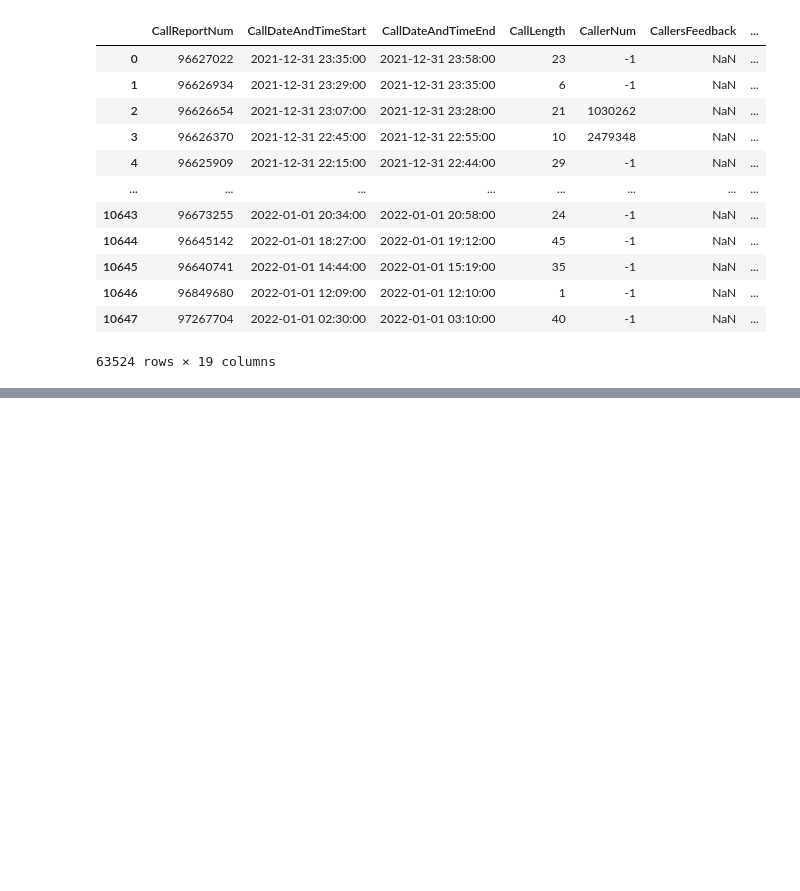
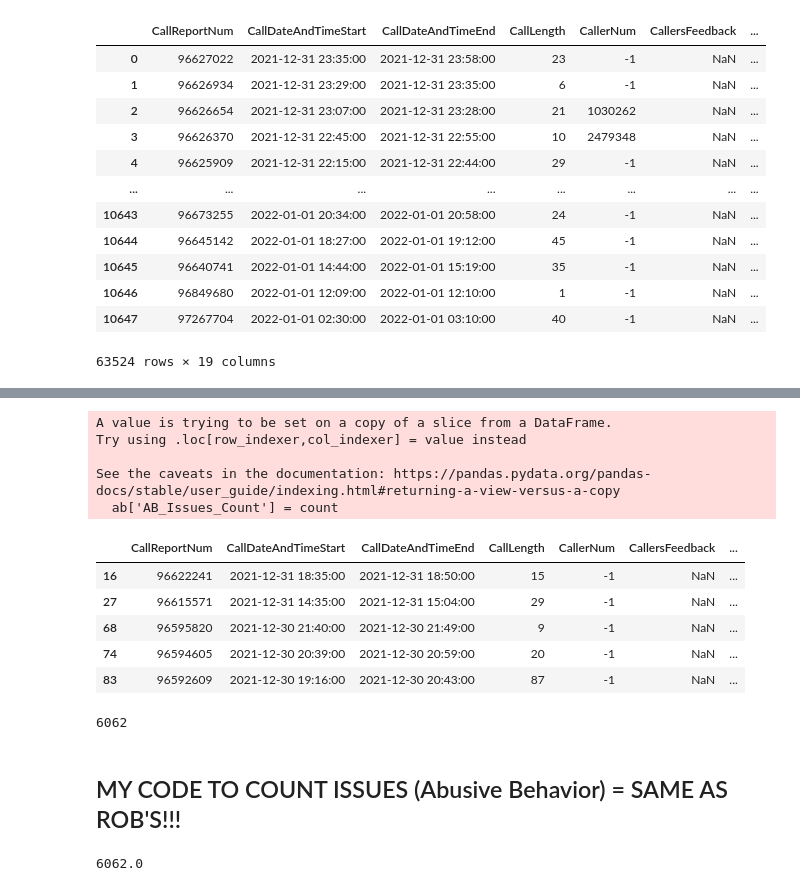
Before and after one commit to NSS-Data-Analytics-Cohort-6/fcs-crisis-data-campers, a Jupyter notebook: notebooks/FCS_project_datacampers.ipynb, the cells around one changed output, grey strips where cells are left out. Cells and saved outputs as stored; diff of their text form; code cells hidden in the pictures; blank space fills up the shorter version.

```diff
--- a/notebooks/FCS_project_datacampers.ipynb
+++ b/notebooks/FCS_project_datacampers.ipynb
@@ -117,0 +118,37 @@ Prelim EDA of the CRISIS Issues shows that many callers are anxious or stressed
+# %%
+count = []
+
+for x in ab['CRISIS Issues - Abusive Behavior']:
+    counter0 = x.count(";")
+    counter1 = x.count('/') +1
+    counter = counter0+counter1
+    count.append(counter)
+# %%
+ab['AB_Issues_Count'] = count
+ab.head()
+# %% [output]
+A value is trying to be set on a copy of a slice from a DataFrame.
+Try using .loc[row_indexer,col_indexer] = value instead
+
+See the caveats in the documentation: https://pandas.pydata.org/pandas-docs/stable/user_guide/indexing.html#returning-a-view-versus-a-copy
+  ab['AB_Issues_Count'] = count
+|  | CallReportNum | CallDateAndTimeStart | CallDateAndTimeEnd | CallLength | CallerNum | CallersFeedback | ... |
+| 16 | 96622241 | 2021-12-31 18:35:00 | 2021-12-31 18:50:00 | 15 | -1 | NaN | ... |
+| 27 | 96615571 | 2021-12-31 14:35:00 | 2021-12-31 15:04:00 | 29 | -1 | NaN | ... |
+| 68 | 96595820 | 2021-12-30 21:40:00 | 2021-12-30 21:49:00 | 9 | -1 | NaN | ... |
+| 74 | 96594605 | 2021-12-30 20:39:00 | 2021-12-30 20:59:00 | 20 | -1 | NaN | ... |
+| 83 | 96592609 | 2021-12-30 19:16:00 | 2021-12-30 20:43:00 | 87 | -1 | NaN | ... |
+# %%
+sum_ab = ab['AB_Issues_Count'].sum()
+sum_ab
+# %% [output]
+6062
+# %% [markdown]
+## MY CODE TO COUNT ISSUES (Abusive Behavior) = SAME AS ROB'S!!!
+# %%
+# Total number of abusive behavior issues
+ab = all_ci['CRISIS Issues - Abusive Behavior'].str.count('/|;')+1
+ab.sum()
+# In the column CRISIS Issues - Abusive Behavior, there are 3557 issues (EACH OF OF THESE IS MISSING 1)
+# %% [output]
+6062.0
```
Also changed, not shown: parts of 8 cells of this notebook.
